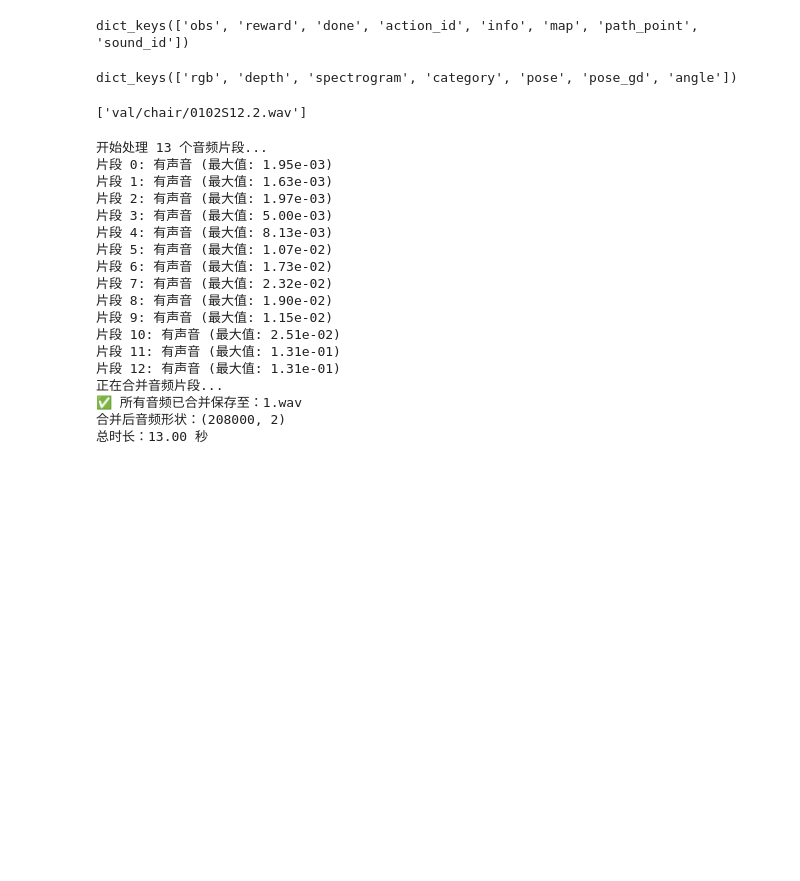
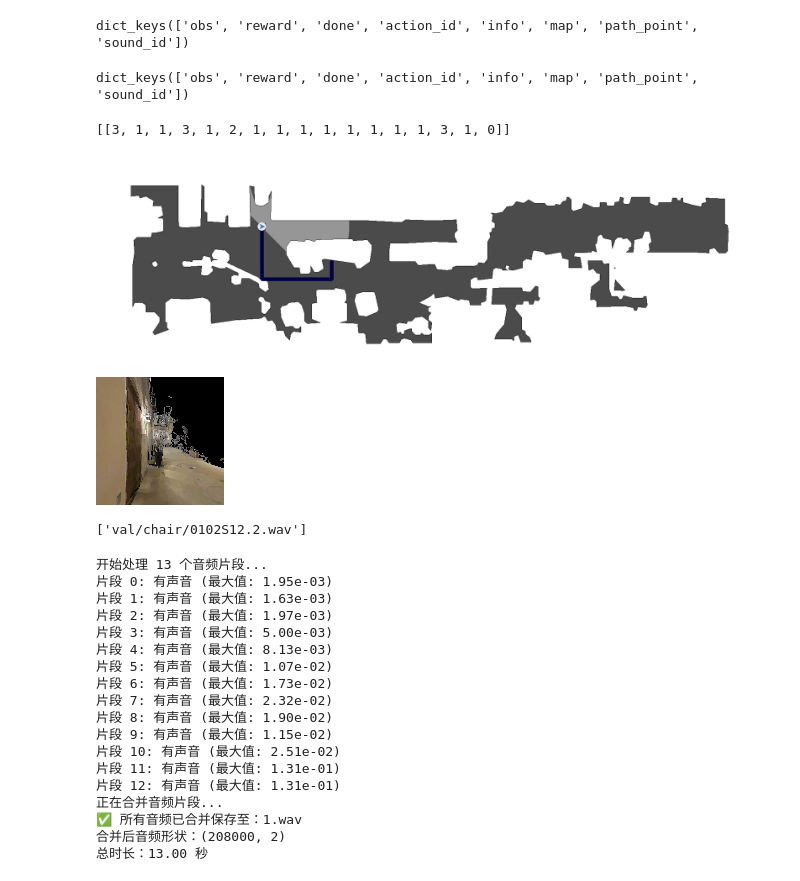
Before and after one commit to YZyongzhang/yongzhang-s, a Jupyter notebook: test_datasets.ipynb, the cells around one changed output. Drawn from its saved outputs; the diff is of its cells as text; code cells hidden in the pictures; blank space fills up the shorter version.

```diff
--- a/test_datasets.ipynb
+++ b/test_datasets.ipynb
@@ -1,6 +1,6 @@
 # %%
 import pickle
-path = 'dataset/pickle/v2/greedy(val_angle)/PuKPg4mmafe/900140.pkl'
+path = 'dataset/pickle/v2/greedy(val_angle)/b8cTxDM8gDG/1101762.pkl'
 # %%
 with open(path , 'rb') as f:
     data = pickle.load(f)
@@ -11,0 +14,4 @@ dict_keys(['obs', 'reward', 'done', 'action_id', 'info', 'map', 'path_point', 's
+# %%
+data.keys()
+# %% [output]
+dict_keys(['obs', 'reward', 'done', 'action_id', 'info', 'map', 'path_point', 'sound_id'])
@@ -12,7 +20,15 @@ dict_keys(['obs', 'reward', 'done', 'action_id', 'info', 'map', 'path_point', 's
+# %%
+data['action_id']
+# %% [output]
+[[3, 1, 1, 3, 1, 2, 1, 1, 1, 1, 1, 1, 1, 1, 3, 1, 0]]
+# %%
+Image.fromarray(plot_top_down_map(data['info'][0]))
+# %% [output]
+[figure, added]
 # %%
-data['obs'][0].keys()
+Image.fromarray(data['obs'][1]['rgb'])
 # %% [output]
-dict_keys(['rgb', 'depth', 'spectrogram', 'category', 'pose', 'pose_gd', 'angle'])
+[figure, added]
 # %%
 from utils.visualizations import combine_all_audio_data
 # %%
```
Also changed, not shown: parts of 2 cells of this notebook, 11 other files.
